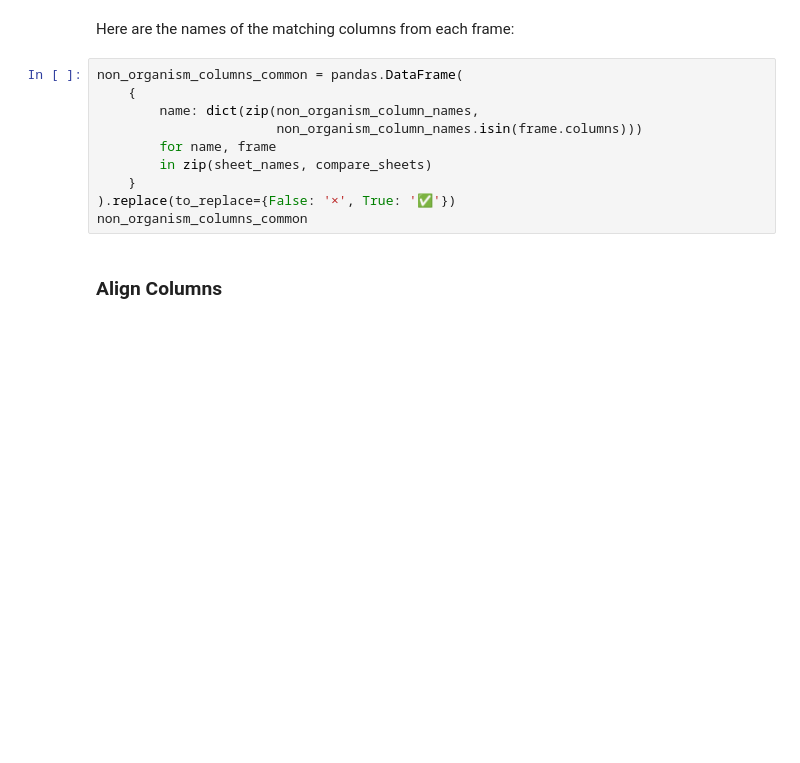
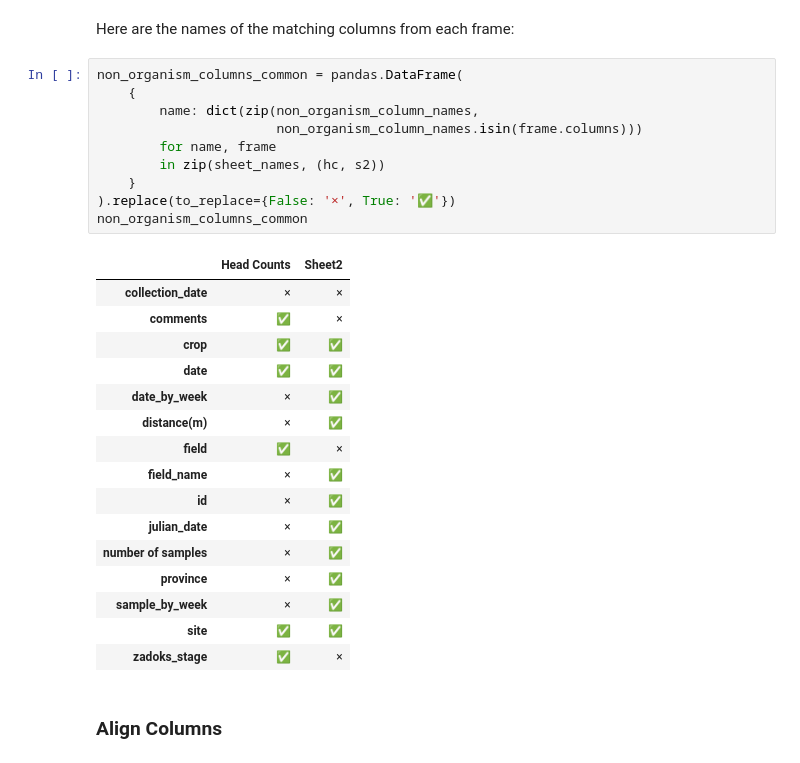
Before and after one commit to devvyn/aafc-field-data, a Jupyter notebook: notebook/projects/2016-sweep-vs-tiller/2016-sweep-vs-tiller.ipynb, the cells around one changed output. Drawn from its saved outputs; the diff is of its cells as text; blank space fills up the shorter version.

```diff
--- a/notebook/projects/2016-sweep-vs-tiller/2016-sweep-vs-tiller.ipynb
+++ b/notebook/projects/2016-sweep-vs-tiller/2016-sweep-vs-tiller.ipynb
@@ -880,13 +986,30 @@ Here are the names of the matching columns from each frame:
 # %%
 non_organism_columns_common = pandas.DataFrame(
     {
         name: dict(zip(non_organism_column_names,
                        non_organism_column_names.isin(frame.columns)))
         for name, frame
-        in zip(sheet_names, compare_sheets)
+        in zip(sheet_names, (hc, s2))
     }
 ).replace(to_replace={False: '×', True: '✅'})
 non_organism_columns_common
+# %% [output]
+|  | Head Counts | Sheet2 |
+| collection_date | × | × |
+| comments | ✅ | × |
+| crop | ✅ | ✅ |
+| date | ✅ | ✅ |
+| date_by_week | × | ✅ |
+| distance(m) | × | ✅ |
+| field | ✅ | × |
+| field_name | × | ✅ |
+| id | × | ✅ |
+| julian_date | × | ✅ |
+| number of samples | × | ✅ |
+| province | × | ✅ |
+| sample_by_week | × | ✅ |
+| site | ✅ | ✅ |
+| zadoks_stage | ✅ | × |
 # %% [markdown]
 ### Align Columns
 # %% [markdown]
```
Also changed, not shown: parts of 39 cells of this notebook.
